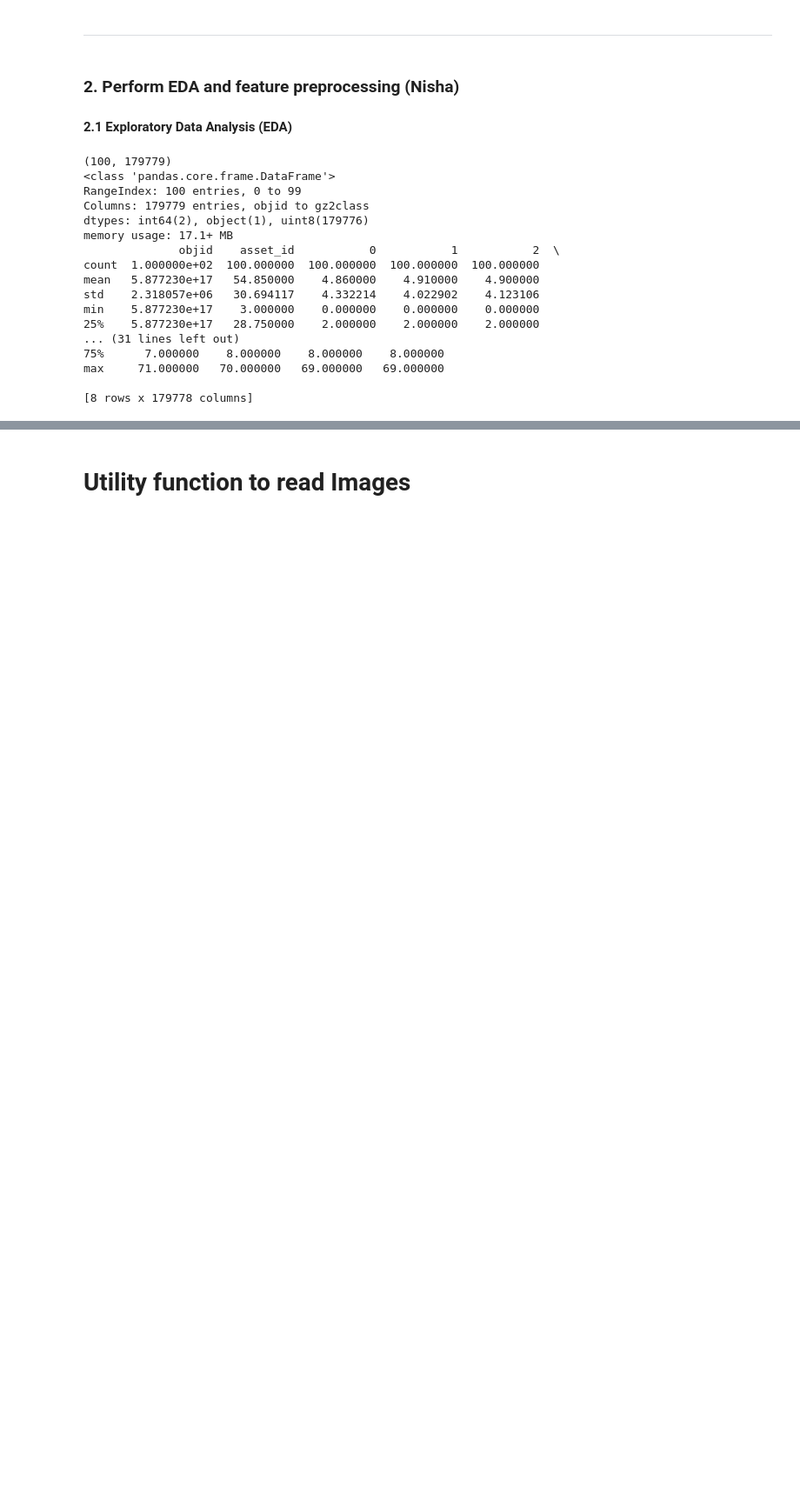
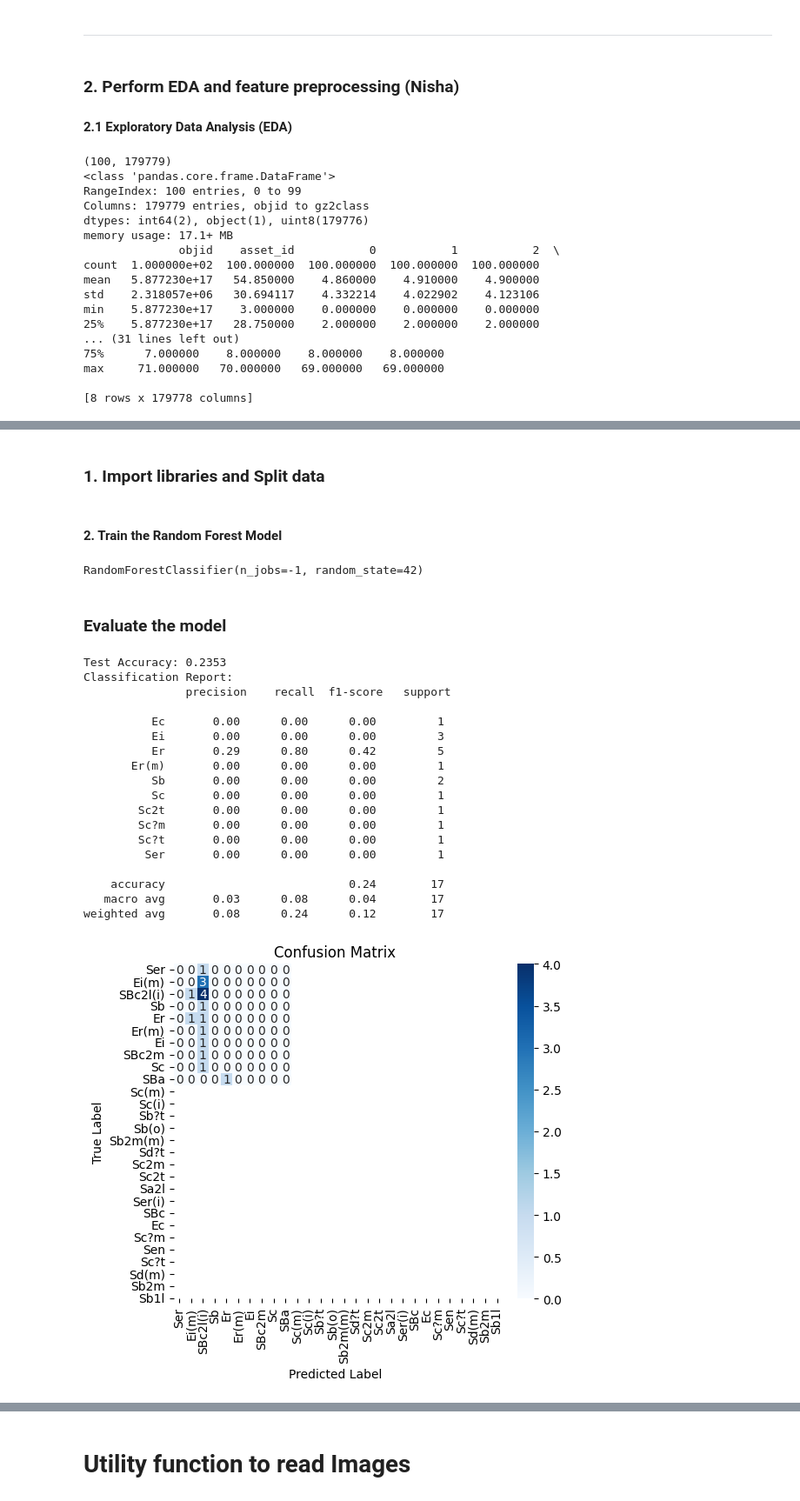
Before and after one commit to Nisha2592/Group_1_ML_Galaxy_zoo, a Jupyter notebook: Project1.ipynb, the cells around one changed output, grey strips where cells are left out. Shown at 87% size. Saved outputs shown, nothing was run; the diff lists cells and outputs as text; code cells hidden in the pictures; blank space fills up the shorter version.

Commit message:
added the Training and validation and removed my src/modules

```diff
--- a/Project1.ipynb
+++ b/Project1.ipynb
@@ -331,0 +385,71 @@ max     71.000000   70.000000   69.000000   69.000000
+# %% [markdown]
+### 1. Import libraries and Split data
+# %%
+from sklearn.model_selection import train_test_split
+from sklearn.ensemble import RandomForestClassifier
+from sklearn.metrics import accuracy_score, classification_report, confusion_matrix
+import seaborn as sns
+import matplotlib.pyplot as plt
+
+# Filter out the class with only one member
+class_counts = galaxy_data_pca["gz2class"].value_counts()
+class_to_remove = class_counts[class_counts == 1].index
+
+df_filtered = galaxy_data_pca[~galaxy_data_pca["gz2class"].isin(class_to_remove)]
+
+# Prepare the data again (after removing the class)
+X_filtered = df_filtered.iloc[:, 2:-1].values
+y_filtered = df_filtered["gz2class"].values
+
+# Split dataset into training (80%) and testing (20%)
+X_train, X_test, y_train, y_test = train_test_split(X_filtered, y_filtered, test_size=0.2, random_state=42, stratify=y_filtered)
+# %% [markdown]
+#### 2. Train the Random Forest Model
+# %%
+# Initialize Random Forest classifier
+rf_model = RandomForestClassifier(n_estimators=100, random_state=42, n_jobs=-1)
+
+# Train on the training data
+rf_model.fit(X_train, y_train)
+# %% [output]
+RandomForestClassifier(n_jobs=-1, random_state=42)
+# %% [markdown]
+### Evaluate the model
+# %%
+# Make predictions on the test set
+y_pred = rf_model.predict(X_test)
+
+# Compute accuracy
+accuracy = accuracy_score(y_test, y_pred)
+print(f"Test Accuracy: {accuracy:.4f}")
+
+# Print classification report
+print("Classification Report:\n", classification_report(y_test, y_pred))
+
+# Plot confusion matrix
+plt.figure(figsize=(6,5))
+sns.heatmap(confusion_matrix(y_test, y_pred), annot=True, fmt="d", cmap="Blues", xticklabels=set(y), yticklabels=set(y))
+plt.xlabel("Predicted Label")
+plt.ylabel("True Label")
+plt.title("Confusion Matrix")
+plt.show()
+# %% [output]
+Test Accuracy: 0.2353
+Classification Report:
+               precision    recall  f1-score   support
+
+          Ec       0.00      0.00      0.00         1
+          Ei       0.00      0.00      0.00         3
+          Er       0.29      0.80      0.42         5
+       Er(m)       0.00      0.00      0.00         1
+          Sb       0.00      0.00      0.00         2
+          Sc       0.00      0.00      0.00         1
+        Sc2t       0.00      0.00      0.00         1
+        Sc?m       0.00      0.00      0.00         1
+        Sc?t       0.00      0.00      0.00         1
+         Ser       0.00      0.00      0.00         1
+
+    accuracy                           0.24        17
+   macro avg       0.03      0.08      0.04        17
+weighted avg       0.08      0.24      0.12        17
+[figure, added]
```
Also changed, not shown: parts of 17 cells of this notebook, 2 other files.
